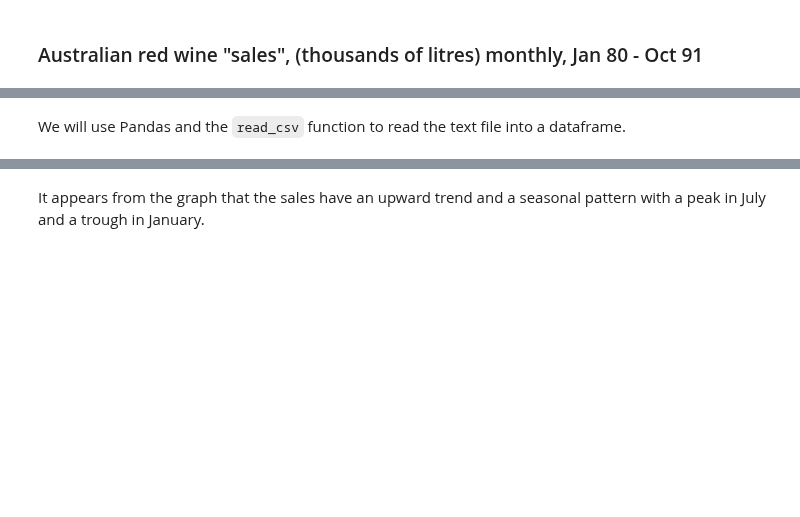
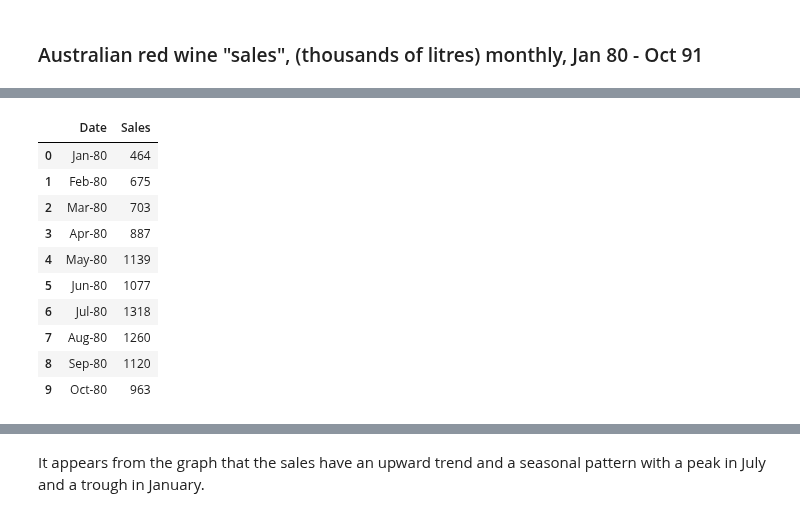
Before and after one commit to ipeirotis/dealing_with_data, a Jupyter notebook: 05-Time_Series/A-Introduction_to_Time_Series_using_Pandas.ipynb, the cells around one changed output, grey strips where cells are left out. Cells and saved outputs as stored; diff of their text form; code cells hidden in the pictures; blank space fills up the shorter version.

```diff
--- a/05-Time_Series/A-Introduction_to_Time_Series_using_Pandas.ipynb
+++ b/05-Time_Series/A-Introduction_to_Time_Series_using_Pandas.ipynb
@@ -32,2 +31,0 @@ The file `australian-wine-sales.txt` contains the monthly sales of Australian re
-# %% [markdown]
-We will use Pandas and the `read_csv` function to read the text file into a dataframe.
@@ -36,2 +42,14 @@ df = pd.read_csv("/data/australian-wine-sales.txt", sep='\t')
 # %%
-df.head(5)
+df.head(10)
+# %% [output]
+|  | Date | Sales |
+| 0 | Jan-80 | 464 |
+| 1 | Feb-80 | 675 |
+| 2 | Mar-80 | 703 |
+| 3 | Apr-80 | 887 |
+| 4 | May-80 | 1139 |
+| 5 | Jun-80 | 1077 |
+| 6 | Jul-80 | 1318 |
+| 7 | Aug-80 | 1260 |
+| 8 | Sep-80 | 1120 |
+| 9 | Oct-80 | 963 |
```
Also changed, not shown: parts of 29 cells of this notebook.
